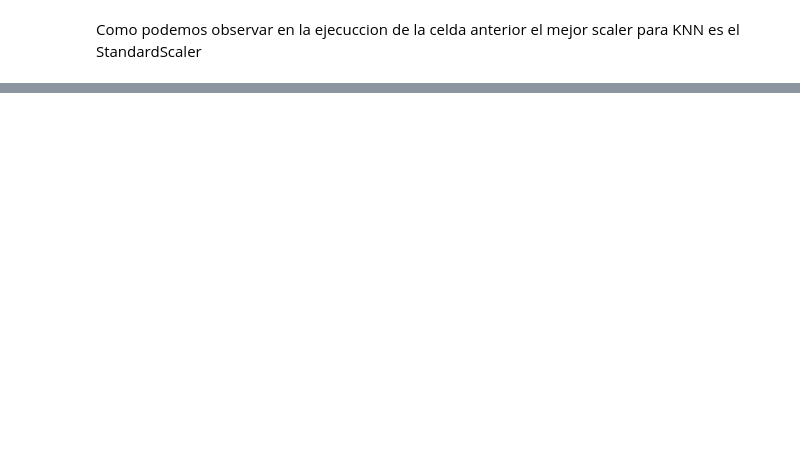
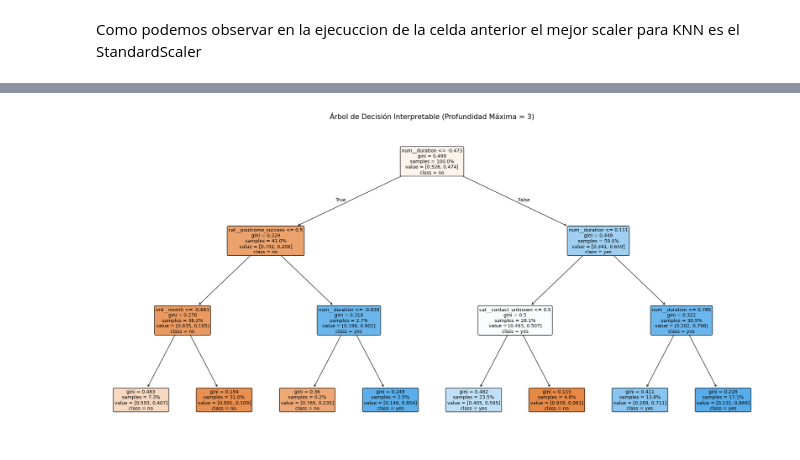
Before and after one commit to 100522320/g81_P1_03_Aprendizaje_Automatico, a Jupyter notebook: notebook_pruebas.ipynb, the cells around one changed output, grey strips where cells are left out. Drawn from its saved outputs; the diff is of its cells as text; code cells hidden in the pictures; blank space fills up the shorter version.

Commit message:
mejoras en preprocesamiento e hiperparametros y crear arbol con poca profundidad

```diff
--- a/notebook_pruebas.ipynb
+++ b/notebook_pruebas.ipynb
@@ -573,10 +596,17 @@ prepro_ganador = ColumnTransformer(
             ('imputer', SimpleImputer(strategy='median')),
             ('scaler', scalers[mejor_scaler_nombre])
         ]), variables_numericas),
-        ('cat', categorical_transformer, variables_categoricas)
+
+        ('cat', categorical_transformer, variables_categoricas),
+
+        ('ord', Pipeline(steps=[
+            ('imputer', SimpleImputer(strategy='most_frequent')),
+            ('ordinal', OrdinalEncoder(categories=categorias_ordenadas, handle_unknown='use_encoded_value', unknown_value=-1)),
+            ('scaler', scalers[mejor_scaler_nombre])
+          ]), variables_ordinales)
     ])
 
-# 2. Diccionario de modelos con parámetros por omisión
+# Diccionario de modelos con parámetros por omisión
 modelos_base = {
     'KNN (k=5)': Pipeline(steps=[
         ('preprocessor', prepro_ganador),
@@ -606,0 +645,34 @@ KNN (k=5)          | Accuracy CV: 0.7647 | Tiempo Fit: 0.1222s
+# %%
+from sklearn.tree import plot_tree
+
+# Creamos un árbol poco profundo (max_depth=3) usando nuestro pipeline ganador
+arbol_interpretable = Pipeline(steps=[
+    ('preprocessor', prepro_ganador),
+    ('clf', DecisionTreeClassifier(max_depth=3, random_state=semilla))
+])
+
+# Entrenamos el modelo con los datos
+arbol_interpretable.fit(X_train, y_train)
+
+# Extraemos los nombres de las variables despues del preprocesamiento
+nombres_caracteristicas = arbol_interpretable.named_steps['preprocessor'].get_feature_names_out()
+
+# Extraemos las clases objetivo (['no', 'yes'])
+clases_objetivo = arbol_interpretable.named_steps['clf'].classes_
+
+# Dibujamos el árbol
+plt.figure(figsize=(20, 10))
+plot_tree(
+    arbol_interpretable.named_steps['clf'],
+    feature_names=nombres_caracteristicas,
+    class_names=clases_objetivo,
+    filled=True,
+    rounded=True,
+    fontsize=10,
+    proportion=True # Muestra porcentajes en lugar de números absolutos para entenderlo mejor
+)
+plt.title("Árbol de Decisión Interpretable (Profundidad Máxima = 3)", fontsize=15)
+plt.tight_layout()
+plt.show()
+# %% [output]
+[figure, added]
```
Also changed, not shown: parts of 14 cells of this notebook.
